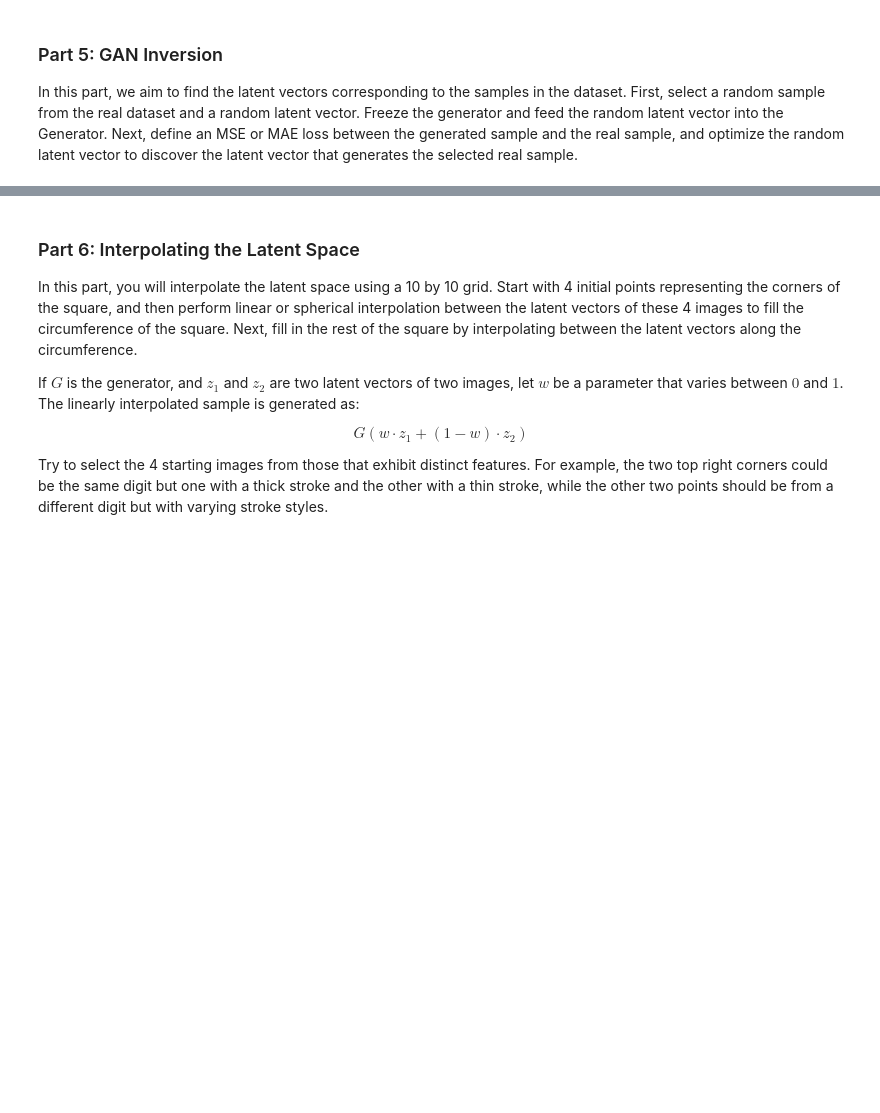
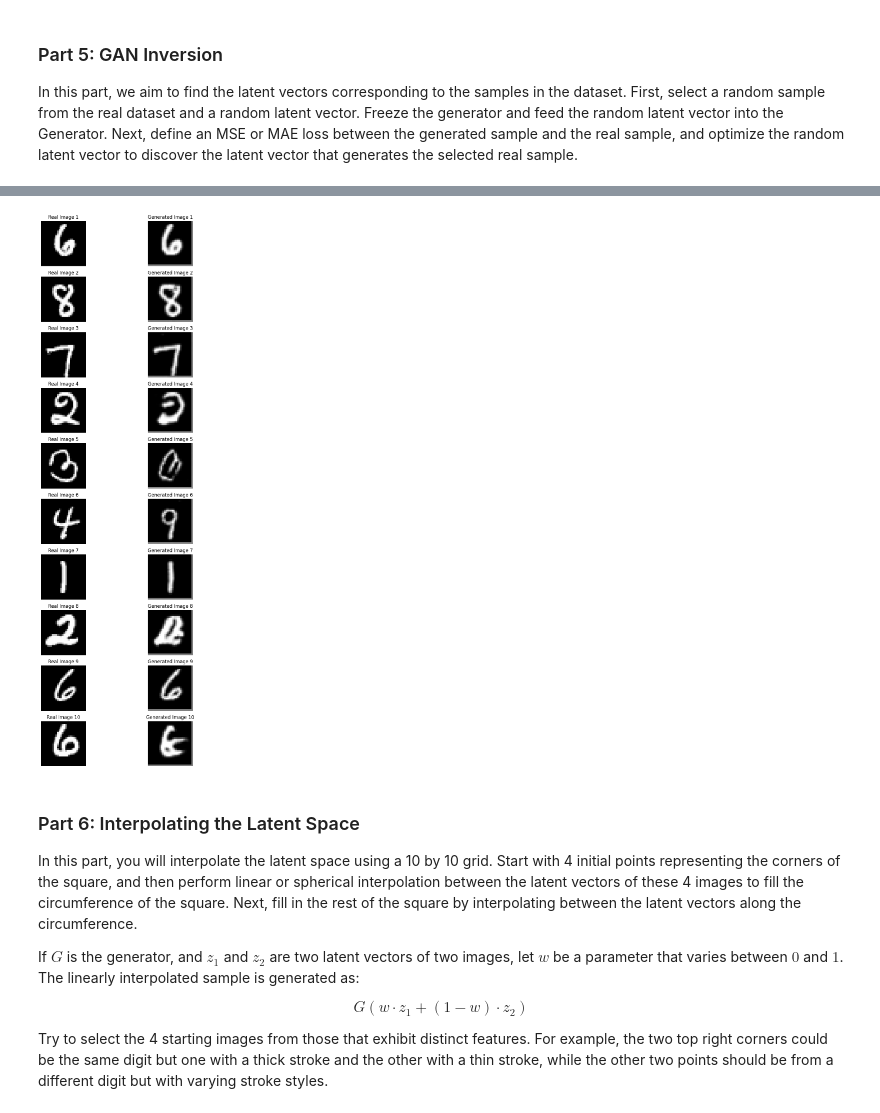
Before and after one commit to AmirHosseinNaghdi2003/Deep-Generative-Models, a Jupyter notebook: CHW3/DGM_HW3_GAN_Practical.ipynb, the cells around one changed output, grey strips where cells are left out. Drawn from its saved outputs; the diff is of its cells as text; code cells hidden in the pictures; blank space fills up the shorter version.

```diff
--- a/CHW3/DGM_HW3_GAN_Practical.ipynb
+++ b/CHW3/DGM_HW3_GAN_Practical.ipynb
@@ -55,0 +568,72 @@ In this part, we aim to find the latent vectors corresponding to the samples in
+# %%
+def invert_to_latent_vector(generator, real_image, latent_dim, device, num_steps=200, lr=0.01):
+    # Set generator to evaluation mode (not trainable)
+    generator.eval()
+
+    # Initialize the latent vector (z) as a random tensor
+    z = torch.randn(1, latent_dim, 1, 1, device=device, requires_grad=True)
+
+    # Set the optimizer for the latent vector (z)
+    optimizer = torch.optim.Adam([z], lr=lr, betas=(0.5, 0.999))
+
+    # Normalize the real image to the range [-1, 1]
+    if isinstance(real_image, np.ndarray):
+        real_image = torch.tensor(real_image, dtype=torch.float32)
+
+    real_image = real_image.to(device)
+
+    for step in range(num_steps):
+        # Generate an image from the current latent vector
+        generated_image = generator(z)
+
+        # Resize the generated image to match the real image dimensions
+        generated_image_resized = F.interpolate(generated_image, size=(28, 28), mode='bilinear', align_corners=False)
+
+        # Calculate the MSE loss between the resized generated image and the real image
+        loss = F.mse_loss(generated_image_resized, real_image)
+
+        # Optimize the latent vector (z)
+        optimizer.zero_grad()
+        loss.backward()
+        optimizer.step()
+
+        # Print the loss for monitoring
+        if step % 100 == 0:
+            print(f"Step [{step}/{num_steps}], Loss: {loss.item()}")
+
+    # After optimization, return the latent vector and the resized generated image
+    return z, generated_image_resized
+
+
+def plot_latent_inversion(real_images, generated_images, n):
+
+    plt.figure(figsize=(10, 2 * n))
+
+    for i in range(n):
+        # Plot real image
+        plt.subplot(n, 2, 2 * i + 1)
+        plt.imshow(real_images[i].cpu().detach().squeeze(), cmap='gray')
+        plt.title(f"Real Image {i+1}")
+        plt.axis('off')
+
+        # Plot generated image
+        plt.subplot(n, 2, 2 * i + 2)
+        plt.imshow(generated_images[i].cpu().detach().squeeze(), cmap='gray')
+        plt.title(f"Generated Image {i+1}")
+        plt.axis('off')
+
+    plt.tight_layout()
+    plt.show()
+
+n = 10  # Number of images to process and plot
+real_images = [next(iter(train_loader))[0][i] for i in range(n)]
+
+# Run GAN inversion for each real image
+generated_images = []
+for real_image in real_images:
+    z, generated_image = invert_to_latent_vector(generator, real_image, latent_dim=200, device=device)
+    generated_images.append(generated_image)
+
+# Plot the real images and their corresponding generated images
+plot_latent_inversion(real_images, generated_images, n)
+# %% [output]
@@ -56,3 +660,4 @@ In this part, we aim to find the latent vectors corresponding to the samples in
+[figure, added]
 # %% [markdown]
 ### Part 6: Interpolating the Latent Space
 In this part, you will interpolate the latent space using a 10 by 10 grid. Start with 4 initial points representing the corners of the square, and then perform linear or spherical interpolation between the latent vectors of these 4 images to fill the circumference of the square.
```
Also changed, not shown: parts of 31 cells of this notebook.
